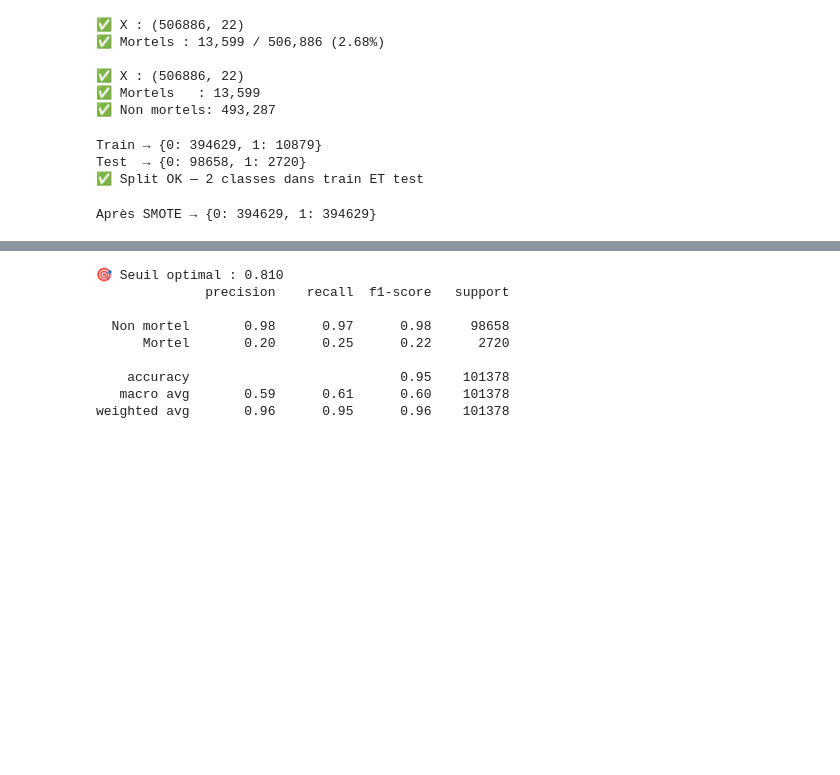
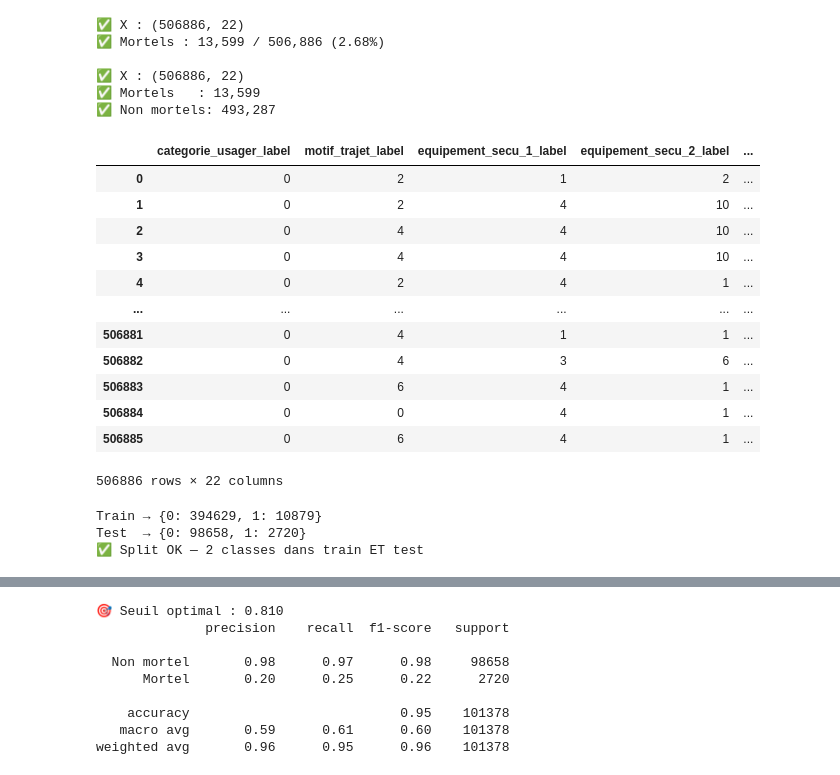
Before and after one commit to Wandriel/projet-groupe-jedha, a Jupyter notebook: Machine_Learning/notebooks/03_model.ipynb, the cells around one changed output, grey strips where cells are left out. Drawn from its saved outputs; the diff is of its cells as text; code cells hidden in the pictures; blank space fills up the shorter version.

```diff
--- a/Machine_Learning/notebooks/03_model.ipynb
+++ b/Machine_Learning/notebooks/03_model.ipynb
@@ -50,6 +50,22 @@ print(f"✅ Non mortels: {(y==0).sum():,}")
 ✅ X : (506886, 22)
 ✅ Mortels   : 13,599
 ✅ Non mortels: 493,287
+# %%
+X
+# %% [output]
+|  | categorie_usager_label | motif_trajet_label | equipement_secu_1_label | equipement_secu_2_label | ... |
+| 0 | 0 | 2 | 1 | 2 | ... |
+| 1 | 0 | 2 | 4 | 10 | ... |
+| 2 | 0 | 4 | 4 | 10 | ... |
+| 3 | 0 | 4 | 4 | 10 | ... |
+| 4 | 0 | 2 | 4 | 1 | ... |
+| ... | ... | ... | ... | ... | ... |
+| 506881 | 0 | 4 | 1 | 1 | ... |
+| 506882 | 0 | 4 | 3 | 6 | ... |
+| 506883 | 0 | 6 | 4 | 1 | ... |
+| 506884 | 0 | 0 | 4 | 1 | ... |
+| 506885 | 0 | 6 | 4 | 1 | ... |
+506886 rows × 22 columns
 # %%
 X_train, X_test, y_train, y_test = train_test_split(
     X, y,
@@ -69,11 +85,9 @@ Train → {0: 394629, 1: 10879}
 Test  → {0: 98658, 1: 2720}
 ✅ Split OK — 2 classes dans train ET test
 # %%
-smote = SMOTE(random_state=42)
-X_train_res, y_train_res = smote.fit_resample(X_train, y_train)
-print(f"Après SMOTE → {y_train_res.value_counts().to_dict()}")
+# smote = SMOTE(random_state=42)
+# X_train_res, y_train_res = smote.fit_resample(X_train, y_train)
+# print(f"Après SMOTE → {y_train_res.value_counts().to_dict()}")
-# %% [output]
-Après SMOTE → {0: 394629, 1: 394629}
 # %%
 rf = RandomForestClassifier(
     n_estimators=200,
```
Also changed, not shown: parts of 1 cell of this notebook, 3 other files.
